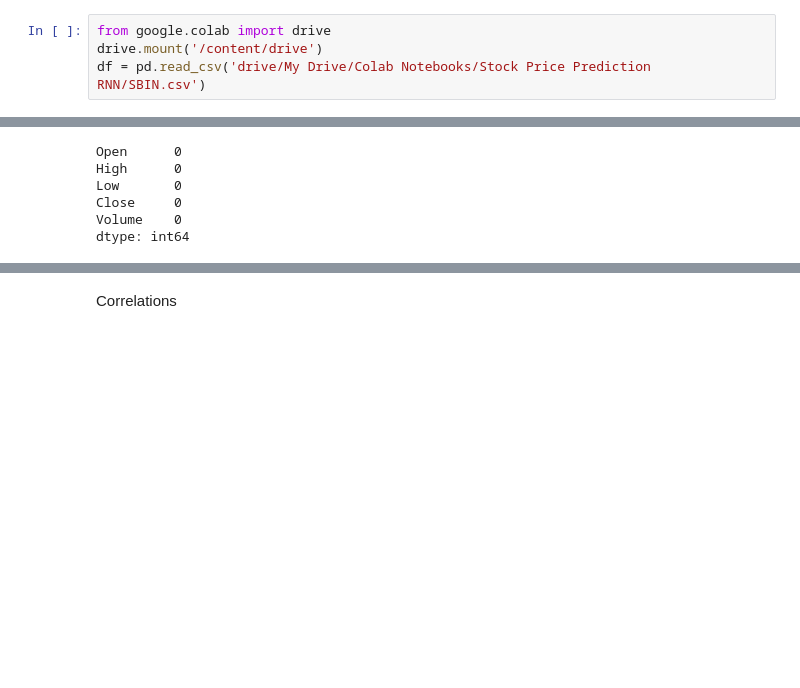
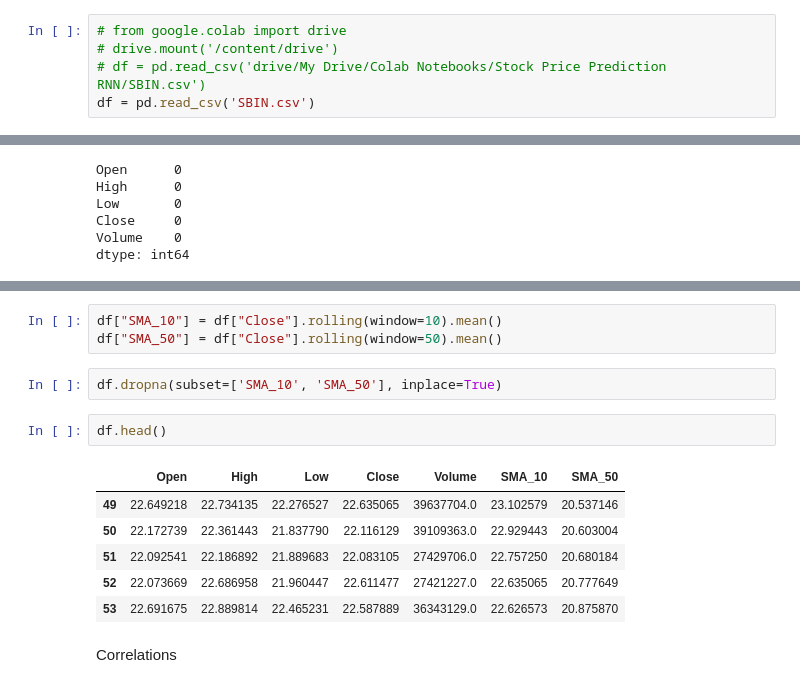
Before and after one commit to rohitinu6/Stock-Price-Prediction, a Jupyter notebook: Python File/Stock_Price_Prediction.ipynb, the cells around one changed output, grey strips where cells are left out. Cells and saved outputs as stored; diff of their text form; blank space fills up the shorter version.

```diff
--- a/Python File/Stock_Price_Prediction.ipynb
+++ b/Python File/Stock_Price_Prediction.ipynb
@@ -5,9 +5,10 @@ from sklearn.model_selection import train_test_split
 from sklearn.linear_model import LinearRegression
 from sklearn.metrics import mean_squared_error, mean_absolute_error, mean_absolute_percentage_error, accuracy_score, precision_score, confusion_matrix, recall_score, f1_score
 # %%
-from google.colab import drive
-drive.mount('/content/drive')
-df = pd.read_csv('drive/My Drive/Colab Notebooks/Stock Price Prediction RNN/SBIN.csv')
+# from google.colab import drive
+# drive.mount('/content/drive')
+# df = pd.read_csv('drive/My Drive/Colab Notebooks/Stock Price Prediction RNN/SBIN.csv')
+df = pd.read_csv('SBIN.csv')
 # %% [markdown]
 # Data Analysis and Visualization
 # %%
@@ -93,3 +106,17 @@ dtype: int64
+# %%
+df["SMA_10"] = df["Close"].rolling(window=10).mean()
+df["SMA_50"] = df["Close"].rolling(window=50).mean()
+# %%
+df.dropna(subset=['SMA_10', 'SMA_50'], inplace=True)
+# %%
+df.head()
+# %% [output]
+|  | Open | High | Low | Close | Volume | SMA_10 | SMA_50 |
+| 49 | 22.649218 | 22.734135 | 22.276527 | 22.635065 | 39637704.0 | 23.102579 | 20.537146 |
+| 50 | 22.172739 | 22.361443 | 21.837790 | 22.116129 | 39109363.0 | 22.929443 | 20.603004 |
+| 51 | 22.092541 | 22.186892 | 21.889683 | 22.083105 | 27429706.0 | 22.757250 | 20.680184 |
+| 52 | 22.073669 | 22.686958 | 21.960447 | 22.611477 | 27421227.0 | 22.635065 | 20.777649 |
+| 53 | 22.691675 | 22.889814 | 22.465231 | 22.587889 | 36343129.0 | 22.626573 | 20.875870 |
 # %% [markdown]
 Correlations
 # %%
```
Also changed, not shown: parts of 3 cells of this notebook.
